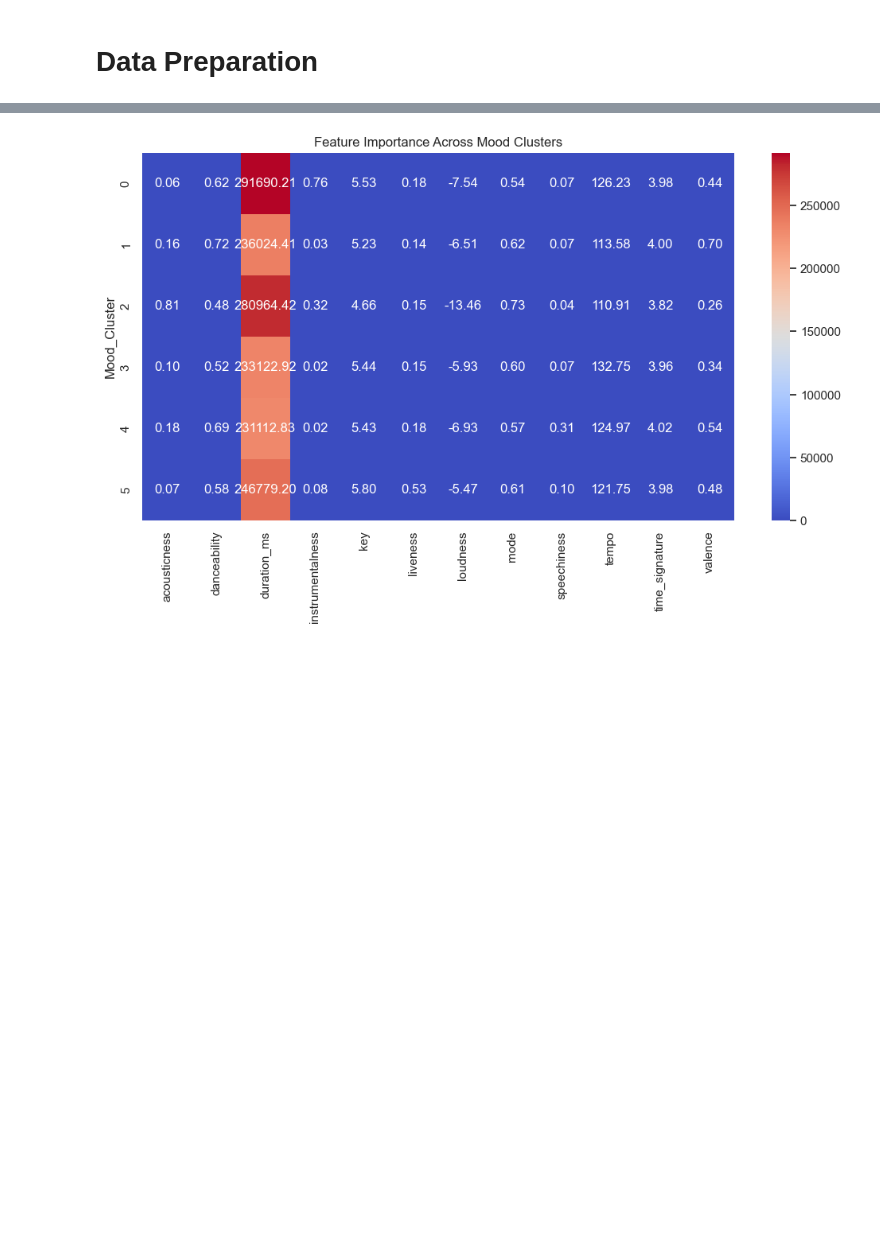
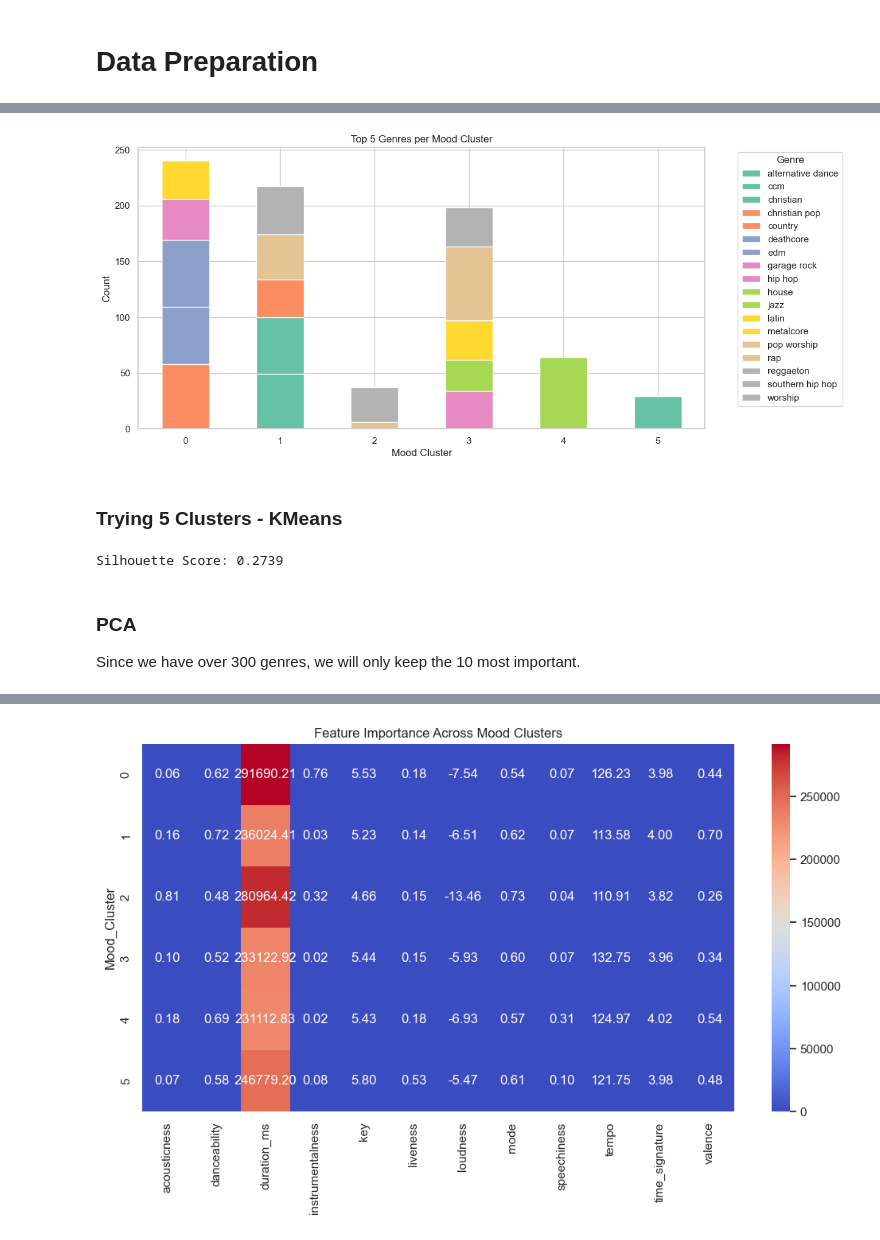
Before and after one commit to hannahdallas/captstone, a Jupyter notebook: notebook.ipynb, the cells around one changed output, grey strips where cells are left out. Drawn from its saved outputs; the diff is of its cells as text; code cells hidden in the pictures; blank space fills up the shorter version.

```diff
--- a/notebook.ipynb
+++ b/notebook.ipynb
@@ -502,0 +368,30 @@ plt.show()
+# %%
+# Melt the genre columns to long format for visualization
+genre_columns = df_encoded.columns[11:-1]  # Adjust index based on your dataset
+df_genre_melted = df_encoded.melt(id_vars=["Mood_Cluster"], value_vars=genre_columns, var_name="Genre", value_name="Presence")
+
+# Filter to only present genres
+df_genre_melted = df_genre_melted[df_genre_melted["Presence"] == 1]
+
+# Count occurrences of each genre in each cluster
+genre_counts = df_genre_melted.groupby(["Mood_Cluster", "Genre"]).size().reset_index(name="Count")
+
+# Get top 5 genres per cluster (ensuring all clusters are included)
+top_genres = genre_counts.groupby("Mood_Cluster", group_keys=False).apply(lambda x: x.nlargest(5, "Count"))
+
+# Pivot for stacked bar plot (ensuring all clusters appear)
+all_clusters = sorted(df_encoded["Mood_Cluster"].unique())
+top_genres_pivot = top_genres.pivot(index="Mood_Cluster", columns="Genre", values="Count").reindex(all_clusters, fill_value=0)
+
+# Plot
+top_genres_pivot.plot(kind="bar", stacked=True, figsize=(12, 6), colormap="Set2")
+plt.title("Top 5 Genres per Mood Cluster")
+plt.xlabel("Mood Cluster")
+plt.ylabel("Count")
+plt.legend(title="Genre", bbox_to_anchor=(1.05, 1), loc="upper left")
+plt.xticks(rotation=0)
+plt.show()
+# %% [output]
+[figure, added]
+# %% [markdown]
+### Trying 5 Clusters - KMeans
@@ -502,0 +405,9 @@ plt.show()
+# %%
+# Evaluate clusters using Silhouette Score
+silhouette_avg = silhouette_score(df_scaled, df_encoded["Mood_Cluster"])
+print(f"Silhouette Score: {silhouette_avg:.4f}")
+# %% [output]
+Silhouette Score: 0.2739
+# %% [markdown]
+### PCA
+Since we have over 300 genres, we will only keep the 10 most important.
```
Also changed, not shown: parts of 94 cells of this notebook.
